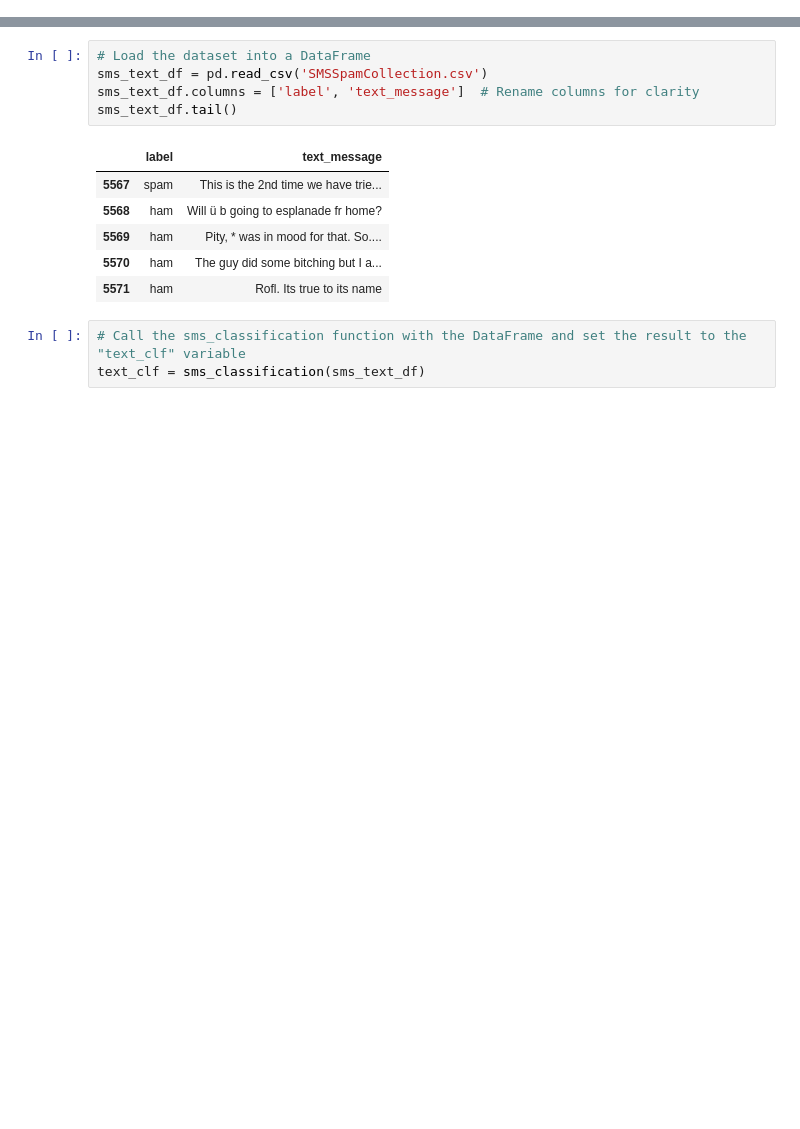
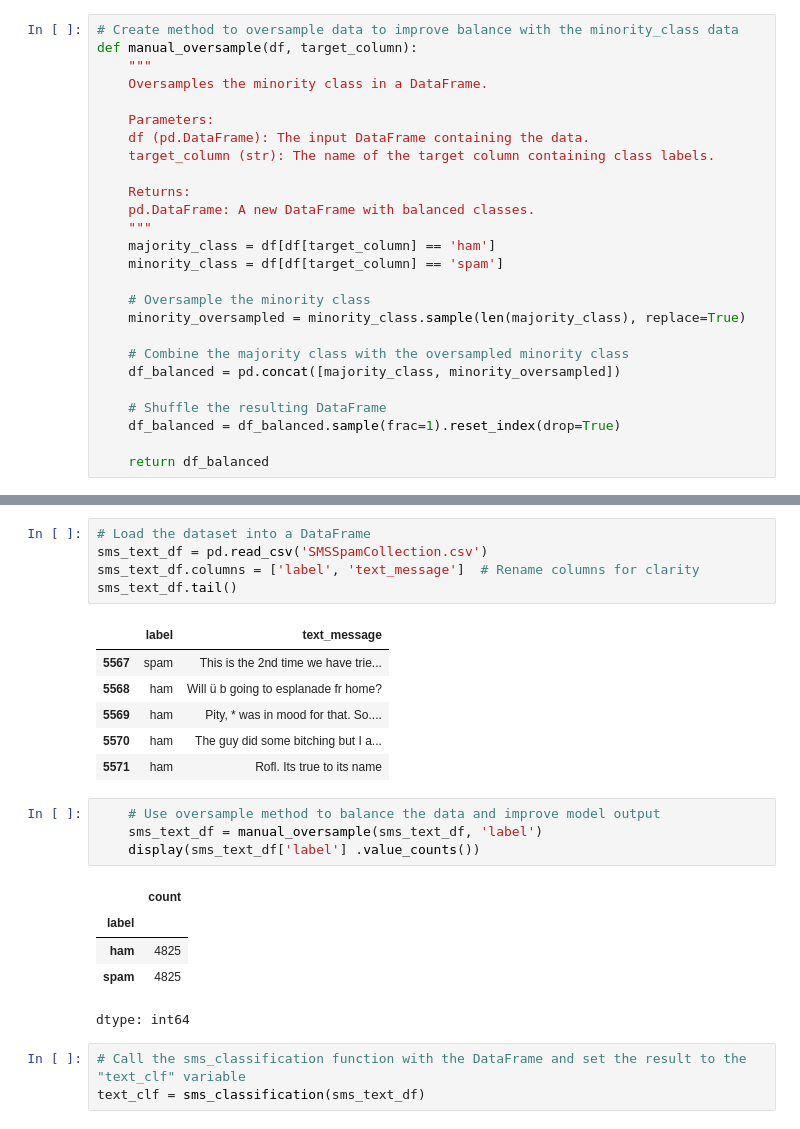
Before and after one commit to lcanjar/sms_spam_detector, a Jupyter notebook: gradio_sms_text_classification.ipynb, the cells around one changed output, grey strips where cells are left out. Cells and saved outputs as stored; diff of their text form; blank space fills up the shorter version.

```diff
--- a/gradio_sms_text_classification.ipynb
+++ b/gradio_sms_text_classification.ipynb
@@ -14,6 +32,32 @@ pd.set_option('max_colwidth', 200)
 
 # Import Gradio
 import gradio as gr
+# %%
+# Create method to oversample data to improve balance with the minority_class data
+def manual_oversample(df, target_column):
+    """
+    Oversamples the minority class in a DataFrame.
+
+    Parameters:
+    df (pd.DataFrame): The input DataFrame containing the data.
+    target_column (str): The name of the target column containing class labels.
+
+    Returns:
+    pd.DataFrame: A new DataFrame with balanced classes.
+    """
+    majority_class = df[df[target_column] == 'ham']
+    minority_class = df[df[target_column] == 'spam']
+
+    # Oversample the minority class
+    minority_oversampled = minority_class.sample(len(majority_class), replace=True)
+
+    # Combine the majority class with the oversampled minority class
+    df_balanced = pd.concat([majority_class, minority_oversampled])
+
+    # Shuffle the resulting DataFrame
+    df_balanced = df_balanced.sample(frac=1).reset_index(drop=True)
+
+    return df_balanced
 # %%
 def sms_classification(sms_text_df):
     """
@@ -58,6 +103,16 @@ sms_text_df.tail()
 | 5569 | ham | Pity, * was in mood for that. So.... |
 | 5570 | ham | The guy did some bitching but I a... |
 | 5571 | ham | Rofl. Its true to its name |
+# %%
+    # Use oversample method to balance the data and improve model output
+    sms_text_df = manual_oversample(sms_text_df, 'label')
+    display(sms_text_df['label'] .value_counts())
+# %% [output]
+|  | count |
+| label |  |
+| ham | 4825 |
+| spam | 4825 |
+dtype: int64
 # %%
 # Call the sms_classification function with the DataFrame and set the result to the "text_clf" variable
 text_clf = sms_classification(sms_text_df)
```
Also changed, not shown: parts of 3 cells of this notebook.
